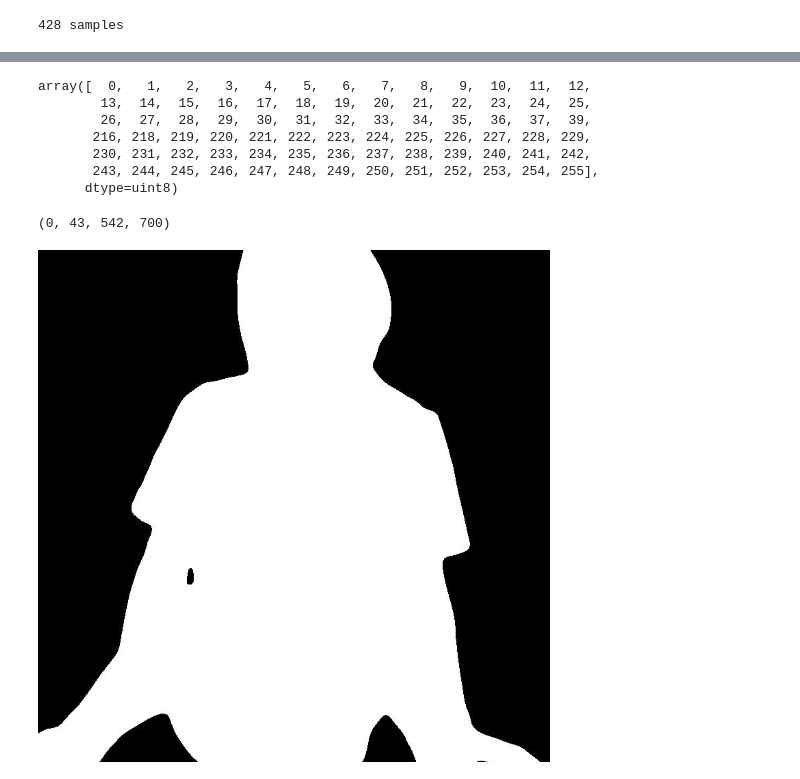
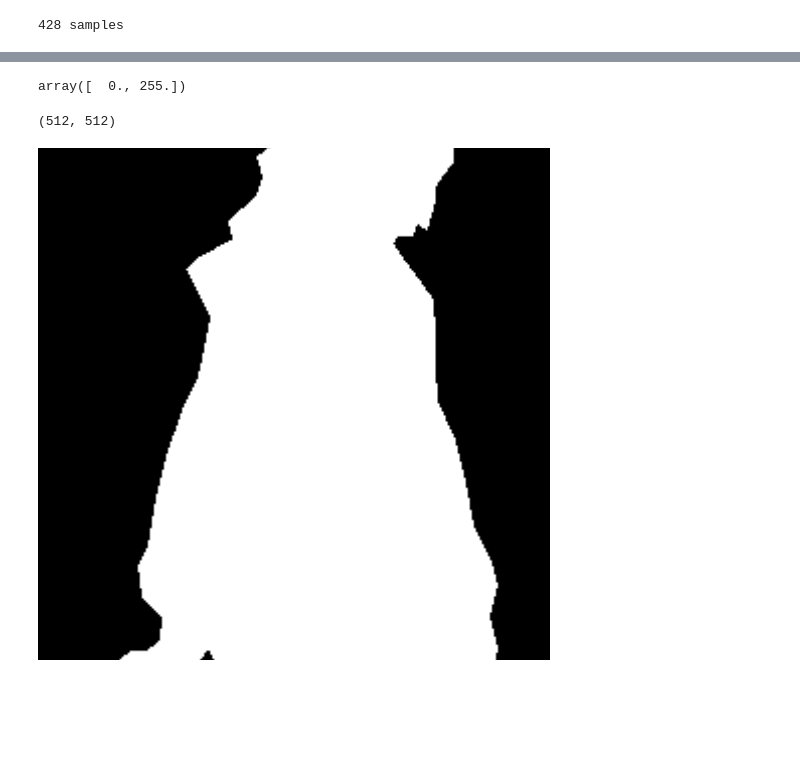
Before and after one commit to shizidushu/MODNet, a Jupyter notebook: src/datasets/data copy.ipynb, the cells around one changed output, grey strips where cells are left out. Cells and saved outputs as stored; diff of their text form; code cells hidden in the pictures; blank space fills up the shorter version.

Commit message:
add new resize and crop

```diff
--- a/src/datasets/data copy.ipynb
+++ b/src/datasets/data copy.ipynb
@@ -33,7 +25,7 @@ from util import gen_trimap, gen_trimap_with_dilate, gen_trimap_with_dilate_bbox
 # %%
-# ds = BaseDataset( "/home/ubuntu/data/yong/dataset/human_matting_dataset_kaggle",
-#         "JPEGImages",
-#         "SegmentationClassPNG")
+ds = BaseDataset( "/home/ubuntu/data/yong/dataset/human_matting_dataset_kaggle",
+        "JPEGImages",
+        "SegmentationClassPNG")
 # %% [output]
 428 samples
 # %%
@@ -51,4 +39,4 @@ from util import gen_trimap, gen_trimap_with_dilate, gen_trimap_with_dilate_bbox
 # %%
-ds = BaseDataset("/home/ubuntu/data/yong/dataset/people_segmentation",
-        "images",
-        "profiles")
+# ds = BaseDataset("/home/ubuntu/data/yong/dataset/people_segmentation",
+#         "images",
+#         "profiles")
@@ -77,13 +63,7 @@ if np.amax(alpha) <= 1:
 # %%
 np.unique(alpha)
 # %% [output]
-array([  0,   1,   2,   3,   4,   5,   6,   7,   8,   9,  10,  11,  12,
-        13,  14,  15,  16,  17,  18,  19,  20,  21,  22,  23,  24,  25,
-        26,  27,  28,  29,  30,  31,  32,  33,  34,  35,  36,  37,  39,
-       216, 218, 219, 220, 221, 222, 223, 224, 225, 226, 227, 228, 229,
-       230, 231, 232, 233, 234, 235, 236, 237, 238, 239, 240, 241, 242,
-       243, 244, 245, 246, 247, 248, 249, 250, 251, 252, 253, 254, 255],
-      dtype=uint8)
+array([  0., 255.])
 # %%
 import random
 # %%
@@ -107,55 +87,49 @@ def draw_bbox(alpha):
 # res  = draw_bbox(alpha)
 # Image.fromarray(np.array(res, dtype=np.uint8))
 # %%
-def resize_and_crop_by_alpha(alpha, ref_size = 512, random_scale = 1.5):
+def resize_and_crop_by_bbox(alpha, ref_size = 512, random_scale = 1.5):
     rect = get_bbox(alpha)
     rect_width = rect[2] - rect[0]
     rect_height = rect[3] - rect[1]
 
     im_h, im_w = alpha.shape
 
-    # 先取alpha的BBOX
-    ## 如果BBOX的长边过小(不足ref_size的一半），则放大BBOX长边到(ref_size // 2, ref_size)
-    random_size = np.random.randint(ref_size // 2, ref_size - 1)
-    if rect_width >= rect_height:
-        r_scale = random_size / rect_width
-    else:
-        r_scale = random_size / rect_height
-    r_scale = 1 if r_scale < 1 else r_scale
-    im_rw = int(im_w * r_scale)
-    im_rh = int(im_h * r_scale)
-    # print(f'phase 1: {im_rh, im_rw}')
-    ## 如果放大后的图片短边不足ref_size，或者之前没有放大
-    ## 则将图片短边Resize到(ref_size, ref_size * 1.5)
-    if min(im_rh, im_rw) < ref_size or r_scale == 1:
+    # 将BBOX裁剪出来
+    width_pad = int(rect_width / 4.0)
+    height_pad = int(rect_height / 4.0)
+    x_start = max(rect[0] - width_pad, 0)
+    x_end = min(rect[2] + width_pad, im_w - 1)
+    y_start = max(rect[1] - height_pad, 0)
+    y_end = min(rect[3] + height_pad, im_h - 1)
+    alpha = alpha[y_start:y_end, x_start:x_end, ...]
+
+    # 将短边缩短到512
+    im_h, im_w = alpha.shape
+    # 非标准512x512图片，resize到短边为ref_size~ref_size*random_scale
+    # 然后center crop 或 random crop
+    if not (im_h == ref_size and im_w == ref_size):
         random_size = np.random.randint(ref_size, int(ref_size * random_scale))
-        if im_rw >= im_rh:
-            im_rw = int(im_rw / im_rh * random_size)
+        if im_w >= im_h:
             im_rh = random_size
-        elif im_rw < im_rh:
-            im_rh = int(im_rh / im_rw * random_size)
+            im_rw = int(im_w / im_h * random_size)
+        elif im_w < im_h:
             im_rw = random_size
-        # print(f'phase 2: {im_rh, im_rw}')
+            im_rh = int(im_h / im_w * random_size)
 
     # img = cv2.resize(img, (im_rw, im_rh), interpolation=cv2.INTER_LINEAR)
     alpha = cv2.resize(alpha, (im_rw, im_rh), interpolation=cv2.INTER_LINEAR)
-    rect = get_bbox(alpha)
-    rect_width = rect[2] - rect[0]
-    rect_height = rect[3] - rect[1]
-    print(rect)
-    # print(f'new rect height, wdith: {rect_height, rect_width}')
 
     # random crop
-    x0 = random.randint(max(0, rect[0] - ref_size), min(im_rw - ref_size, rect[2]))
-    y0 = random.randint(max(0, rect[1] - ref_size), min(im_rh - ref_size, rect[3]))
-
+    x0 = random.randint(0, im_rw - ref_size)
+    y0 = random.randint(0, im_rh - ref_size)
     # img = img[y0:y0 + ref_size, x0:x0 + ref_size, ...]
-    alpha = alpha[y0:y0 + ref_size, x0:x0 + ref_size, ...]
+    alpha = alpha[y0:y0 + ref_size, x0:x0 + ref_size]
 
     return alpha
 
-res = resize_and_crop_by_alpha(alpha)
+res = resize_and_crop_by_bbox(alpha)
+print(res.shape)
 Image.fromarray(np.array(res, dtype=np.uint8))
 # %% [output]
-(0, 43, 542, 700)
+(512, 512)
-[figure, old version]
+[figure, new version]
```
Also changed, not shown: parts of 9 cells of this notebook, 3 other files.
